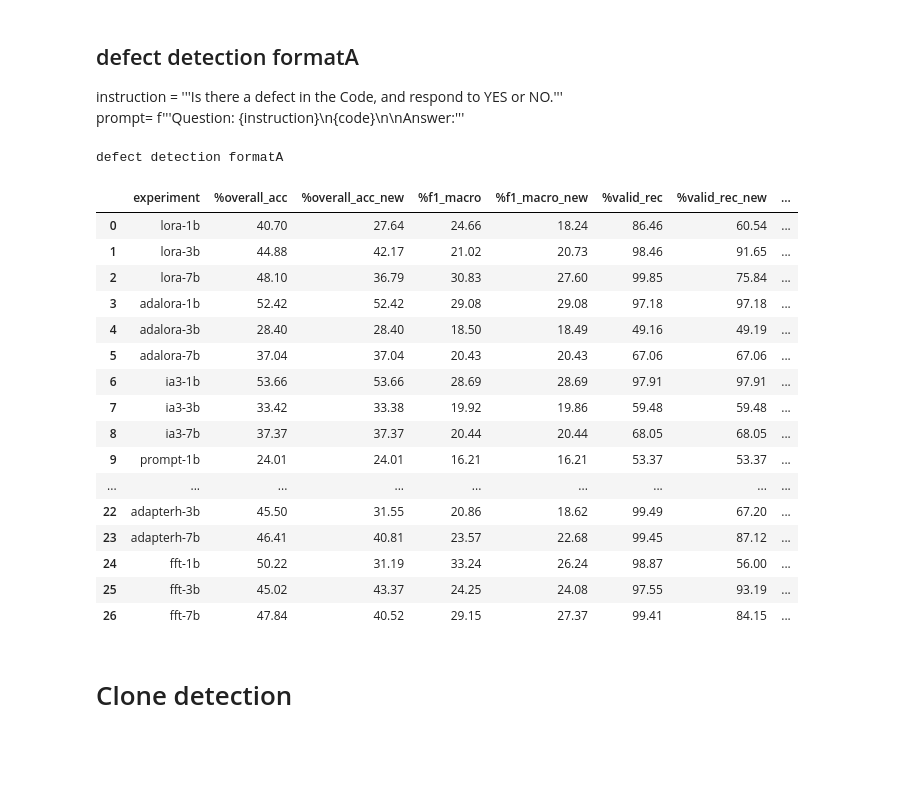
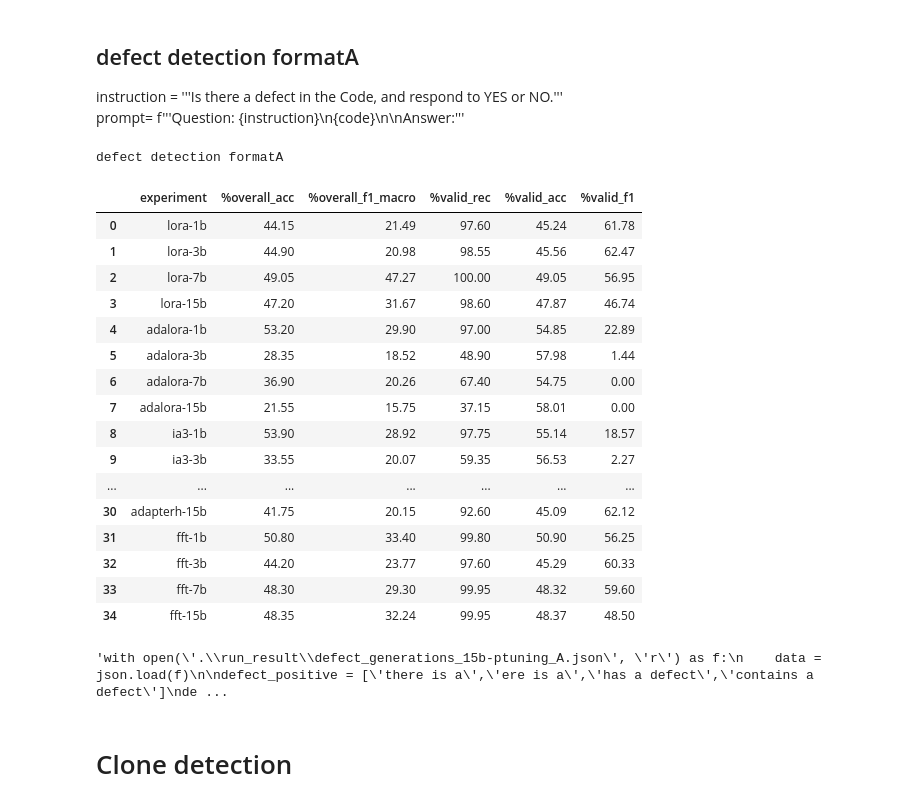
Before and after one commit to ReinDeer25/bigcode-evaluation-harness, a Jupyter notebook: metric_calculation.ipynb, the cells around one changed output. Cells and saved outputs as stored; diff of their text form; code cells hidden in the pictures; blank space fills up the shorter version.

```diff
--- a/metric_calculation.ipynb
+++ b/metric_calculation.ipynb
@@ -90,5 +116,5 @@ def sampling(dataset,neg_n_sample,pos_n_sample,seed=0):
 # %%
-models = ['1b', '3b', '7b']
+models = ['1b', '3b', '7b', '15b']
 methods = ['lora','adalora','ia3','prompt','ptuning','parallel','adapterp','adapterh','fft']
 file_list = [f"{model}-{method}" for method in methods for model in models]
 # %% [markdown]
@@ -133,31 +128,55 @@ defect detection formatB
 instruction = '''Is there a defect in the Code, and respond to YES or NO.''' <br>
 prompt= f'''Question: {instruction}\n{code}\n\nAnswer:'''
 # %%
-defect_positive = ['yes','there is a','ere is a','has a defect','contains a defect']
-defect_negative = ['no','there is no defect']
+defect_positive = ['there is a','ere is a','has a defect','contains a defect']
+defect_negative = ['there is no defect','The code is correct']
 
-dd_path = ['.\\run_result\\defect_generations_','_A.json']
+dd_path = ['.\\run_result\\defect_generations_','_fullA.json']
 
 print("defect detection formatA")
-summary_table(file_list,dd_path,dd_labels,defect_positive,defect_negative)
+summary_table_sampling(file_list,dd_path,919,1081,defect_positive,defect_negative)
 # %% [output]
 defect detection formatA
-|  | experiment | %overall_acc | %overall_acc_new | %f1_macro | %f1_macro_new | %valid_rec | %valid_rec_new | ... |
-| 0 | lora-1b | 40.70 | 27.64 | 24.66 | 18.24 | 86.46 | 60.54 | ... |
-| 1 | lora-3b | 44.88 | 42.17 | 21.02 | 20.73 | 98.46 | 91.65 | ... |
-| 2 | lora-7b | 48.10 | 36.79 | 30.83 | 27.60 | 99.85 | 75.84 | ... |
-| 3 | adalora-1b | 52.42 | 52.42 | 29.08 | 29.08 | 97.18 | 97.18 | ... |
-| 4 | adalora-3b | 28.40 | 28.40 | 18.50 | 18.49 | 49.16 | 49.19 | ... |
-| 5 | adalora-7b | 37.04 | 37.04 | 20.43 | 20.43 | 67.06 | 67.06 | ... |
-| 6 | ia3-1b | 53.66 | 53.66 | 28.69 | 28.69 | 97.91 | 97.91 | ... |
-| 7 | ia3-3b | 33.42 | 33.38 | 19.92 | 19.86 | 59.48 | 59.48 | ... |
-| 8 | ia3-7b | 37.37 | 37.37 | 20.44 | 20.44 | 68.05 | 68.05 | ... |
-| 9 | prompt-1b | 24.01 | 24.01 | 16.21 | 16.21 | 53.37 | 53.37 | ... |
-| ... | ... | ... | ... | ... | ... | ... | ... | ... |
-| 22 | adapterh-3b | 45.50 | 31.55 | 20.86 | 18.62 | 99.49 | 67.20 | ... |
-| 23 | adapterh-7b | 46.41 | 40.81 | 23.57 | 22.68 | 99.45 | 87.12 | ... |
-| 24 | fft-1b | 50.22 | 31.19 | 33.24 | 26.24 | 98.87 | 56.00 | ... |
-| 25 | fft-3b | 45.02 | 43.37 | 24.25 | 24.08 | 97.55 | 93.19 | ... |
-| 26 | fft-7b | 47.84 | 40.52 | 29.15 | 27.37 | 99.41 | 84.15 | ... |
+|  | experiment | %overall_acc | %overall_f1_macro | %valid_rec | %valid_acc | %valid_f1 |
+| 0 | lora-1b | 44.15 | 21.49 | 97.60 | 45.24 | 61.78 |
+| 1 | lora-3b | 44.90 | 20.98 | 98.55 | 45.56 | 62.47 |
+| 2 | lora-7b | 49.05 | 47.27 | 100.00 | 49.05 | 56.95 |
+| 3 | lora-15b | 47.20 | 31.67 | 98.60 | 47.87 | 46.74 |
+| 4 | adalora-1b | 53.20 | 29.90 | 97.00 | 54.85 | 22.89 |
+| 5 | adalora-3b | 28.35 | 18.52 | 48.90 | 57.98 | 1.44 |
+| 6 | adalora-7b | 36.90 | 20.26 | 67.40 | 54.75 | 0.00 |
+| 7 | adalora-15b | 21.55 | 15.75 | 37.15 | 58.01 | 0.00 |
+| 8 | ia3-1b | 53.90 | 28.92 | 97.75 | 55.14 | 18.57 |
+| 9 | ia3-3b | 33.55 | 20.07 | 59.35 | 56.53 | 2.27 |
+| ... | ... | ... | ... | ... | ... | ... |
+| 30 | adapterh-15b | 41.75 | 20.15 | 92.60 | 45.09 | 62.12 |
+| 31 | fft-1b | 50.80 | 33.40 | 99.80 | 50.90 | 56.25 |
+| 32 | fft-3b | 44.20 | 23.77 | 97.60 | 45.29 | 60.33 |
+| 33 | fft-7b | 48.30 | 29.30 | 99.95 | 48.32 | 59.60 |
+| 34 | fft-15b | 48.35 | 32.24 | 99.95 | 48.37 | 48.50 |
+# %%
+# check invalid prediction
+
+'''with open('.\\run_result\\defect_generations_15b-ptuning_A.json', 'r') as f:
+    data = json.load(f)
+
+defect_positive = ['there is a','ere is a','has a defect','contains a defect']
+defect_negative = ['there is no defect', 'The code is correct']
+raw_texts = [text[0]['raw_text'].split("\nAnswer:")[-1] for text in data]
+paper_preds = paper_method(raw_texts,defect_positive,defect_negative)
+preds = [label[0]["prediction"]for label in data]
+true_labels = [label[0]["true_label"]for label in data]
+
+df = pd.DataFrame({
+    'true_labels': true_labels,
+    'raw_texts': raw_texts,
+    'paper_preds': paper_preds,
+    'preds': preds,
+})
+filtered_df = df[df['paper_preds'] == '-1']
+filtered_df'''
+#filtered_df.to_csv('invalid_15b_ptuning.csv', index=False)
+# %% [output]
+'with open(\'.\\run_result\\defect_generations_15b-ptuning_A.json\', \'r\') as f:\n    data = json.load(f)\n\ndefect_positive = [\'there is a\',\'ere is a\',\'has a defect\',\'contains a defect\']\nde ...
 # %% [markdown]
 # Clone detection
```
Also changed, not shown: parts of 8 cells of this notebook.
